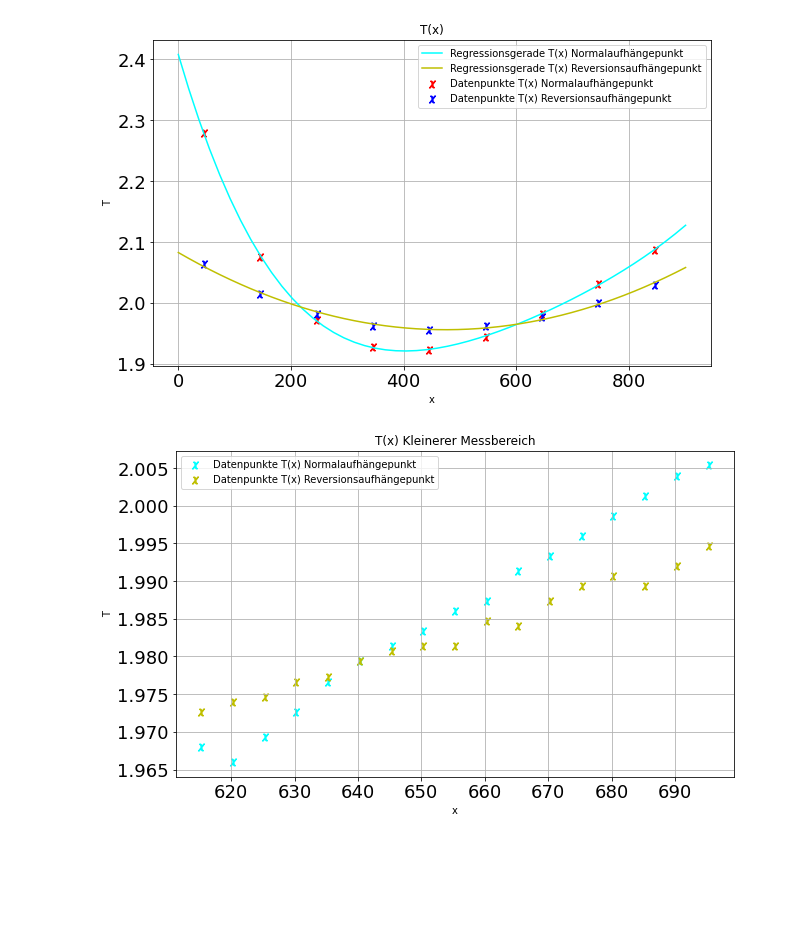
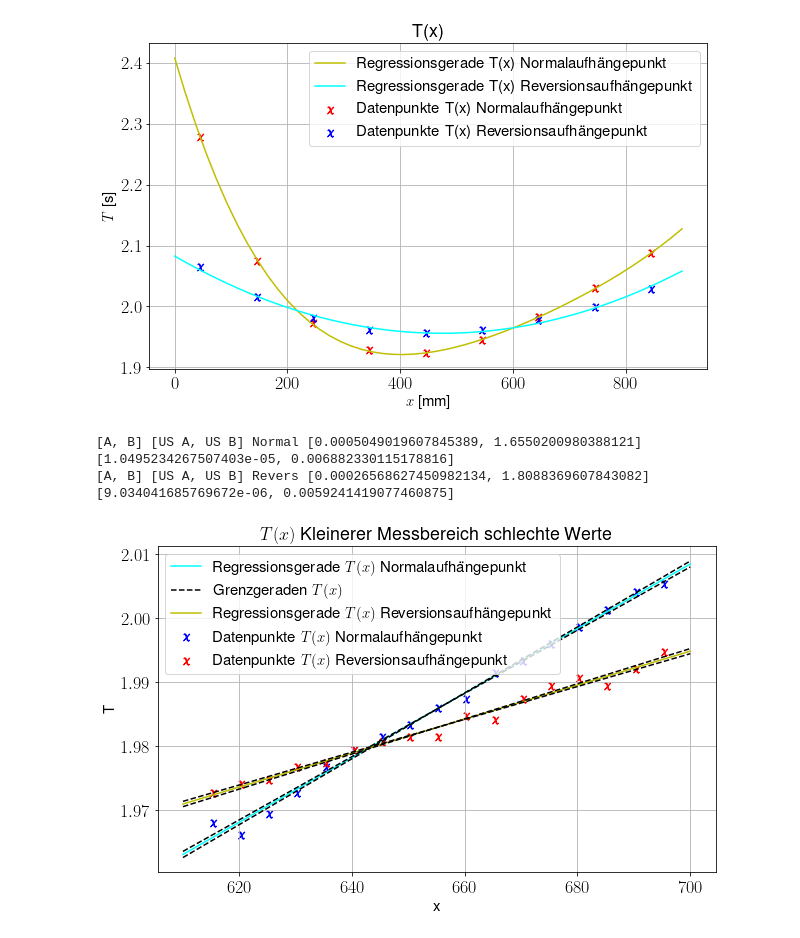
Before and after one commit to AP1ACC/V1, a Jupyter notebook: V 18/V18.ipynb, the cells around one changed output. Saved outputs shown, nothing was run; the diff lists cells and outputs as text; code cells hidden in the pictures; blank space fills up the shorter version.

```diff
--- a/V 18/V18.ipynb
+++ b/V 18/V18.ipynb
@@ -9,11 +9,11 @@ import scipy.constants as pc
 from sympy import *
 from math import log10, floor
 
-#rcParams['font.size'] = 15
-#rcParams['font.weight'] = 'bold'
-#rcParams['text.usetex'] = True
-#rcParams['font.family'] = 'sans-serif'
-#rcParams['font.sans-serif'] = ['Helvetica']
+rcParams['font.size'] = 15
+rcParams['font.weight'] = 'bold'
+rcParams['text.usetex'] = True
+rcParams['font.family'] = 'sans-serif'
+rcParams['font.sans-serif'] = ['Helvetica']
 # %%
 # Funktionen
 def am(werte):
@@ -206,17 +209,17 @@ zR = np.polyfit(laengen,perTR, 2)
 
 ax.scatter(laengen, perT, color='r',s=50 ,marker=r'$\chi$', label='Datenpunkte T(x) Normalaufhängepunkt')
 ax.scatter(laengen, perTR, color='b',s=50,  marker=r'$\chi$', label='Datenpunkte T(x) Reversionsaufhängepunkt')
-ax.plot(x, z[4]+z[3]*x+z[2]*x*x+z[1]*x**3+z[0]*x**4, color='cyan', label='Regressionsgerade T(x) Normalaufhängepunkt')
-ax.plot(x, zR[2]+zR[1]*x+zR[0]*x*x, color='y', label='Regressionsgerade T(x) Reversionsaufhängepunkt')
+ax.plot(x, z[4]+z[3]*x+z[2]*x*x+z[1]*x**3+z[0]*x**4, color='y', label='Regressionsgerade T(x) Normalaufhängepunkt')
+ax.plot(x, zR[2]+zR[1]*x+zR[0]*x*x, color='cyan', label='Regressionsgerade T(x) Reversionsaufhängepunkt')
 #ax.errorbar(am_x, am_y, xerr=std_x, yerr=std_y, fmt='D', color='#d0740b', label='label')
 
-ax.set(xlabel='x', ylabel='T', title='T(x)')
+ax.set(xlabel=r'$x$  [mm]', ylabel=r'$T$  [s]', title='T(x)')
 ax.legend()
 ax.grid()
 
 fig.savefig("T(x).png")
 # %% [output]
-[figure, old version]
+[figure, new version]
 # %%
 # Messungen
 laengen2= np.array([695.3, 690.3, 685.3, 680.3, 675.3, 670.3, 665.3, 660.3, 655.3,
@@ -230,30 +233,44 @@ n2 = 15
 perT2 = zeiten2/n2
 perTR2 = zeitenR2/n2
 # %%
-# Standard plotting
-
 fig, ax = plt.subplots(figsize=(10,6))
 ax.tick_params(axis='both', which='major', labelsize=18)
 ax.tick_params(axis='both', which='minor', labelsize=16)
 
+x2 = np.linspace(610, 700, 40)
 
-#x2 = np.linspace(0, 900, 50)
+z2 = [bestB(laengen2,perT2), bestA(laengen2,perT2)]
+z2u = [stuB(laengen2,perT2), stuA(laengen2,perT2)]
 
-#z2 = np.polyfit(laenge,perT2, 4)
-#zR2 = np.polyfit(laenge,perTR2, 2)
+ax.scatter(laengen2, perT2, color='b',s=50 ,marker=r'$\chi$', label=r'Datenpunkte $T(x)$ Normalaufhängepunkt')
 
-ax.scatter(laengen2, perT2, color='cyan',s=50 ,marker=r'$\chi$', label='Datenpunkte T(x) Normalaufhängepunkt')
-ax.scatter(laengen2, perTR2, color='y',s=50,  marker=r'$\chi$', label='Datenpunkte T(x) Reversionsaufhängepunkt')
-#ax.plot(x2, z2[4]+z2[3]*x2+z2[2]*x*x+z2[1]*x2**3+z2[0]*x2**4, color='cyan', label='Regressionsgerade T(x) Normalaufhängepunkt')
-#ax.plot(x2, zR2[2]+zR2[1]*x2+zR2[0]*x2**2, color='y', label='Regressionsgerade T(x) Reversionsaufhängepunkt')
-#ax.errorbar(am_x, am_y, xerr=std_x, yerr=std_y, fmt='D', color='#d0740b', label='label')
+ax.plot(x2, z2[1]+z2[0]*x2, color='cyan', label=r'Regressionsgerade $T(x)$ Normalaufhängepunkt')
 
-ax.set(xlabel='x', ylabel='T', title='T(x) Kleinerer Messbereich')
+ax.plot(x2, x2*(z2[0]-z2u[0])+z2[1]+z2u[1], color='black', linestyle='--',label=r'Grenzgeraden $T(x)$')
+ax.plot(x2, x2*(z2[0]+z2u[0])+z2[1]-z2u[1], color='black', linestyle='--')
+
+
+zR2 = [bestB(laengen2,perTR2), bestA(laengen2,perTR2)]
+zR2u = [stuB(laengen2,perTR2), stuA(laengen2,perTR2)]
+
+ax.scatter(laengen2, perTR2, color='r', s=50,  marker=r'$\chi$', label=r'Datenpunkte $T(x)$ Reversionsaufhängepunkt')
+
+ax.plot(x2, zR2[1]+zR2[0]*x2, color='y', label=r'Regressionsgerade $T(x)$ Reversionsaufhängepunkt')
+
+ax.plot(x2, x2*(zR2[0]-zR2u[0])+zR2[1]+zR2u[1], color='black', linestyle='--')
+ax.plot(x2, x2*(zR2[0]+zR2u[0])+zR2[1]-zR2u[1], color='black', linestyle='--')
+
+ax.set(xlabel='x', ylabel='T', title=r'$T(x)$ Kleinerer Messbereich schlechte Werte')
 ax.legend()
 ax.grid()
 
 fig.savefig("T(x)2.png")
+
+print('[A, B] [US A, US B] Normal', z2, z2u)
+print('[A, B] [US A, US B] Revers', zR2, zR2u)
 # %% [output]
+[A, B] [US A, US B] Normal [0.0005049019607845389, 1.6550200980388121] [1.0495234267507403e-05, 0.006882330115178816]
+[A, B] [US A, US B] Revers [0.00026568627450982134, 1.8088369607843082] [9.034041685769672e-06, 0.0059241419077460875]
-[figure, old version]
+[figure, new version]
 # %%
 # Messungen
```
Also changed, not shown: parts of 7 cells of this notebook, 5 other files.
